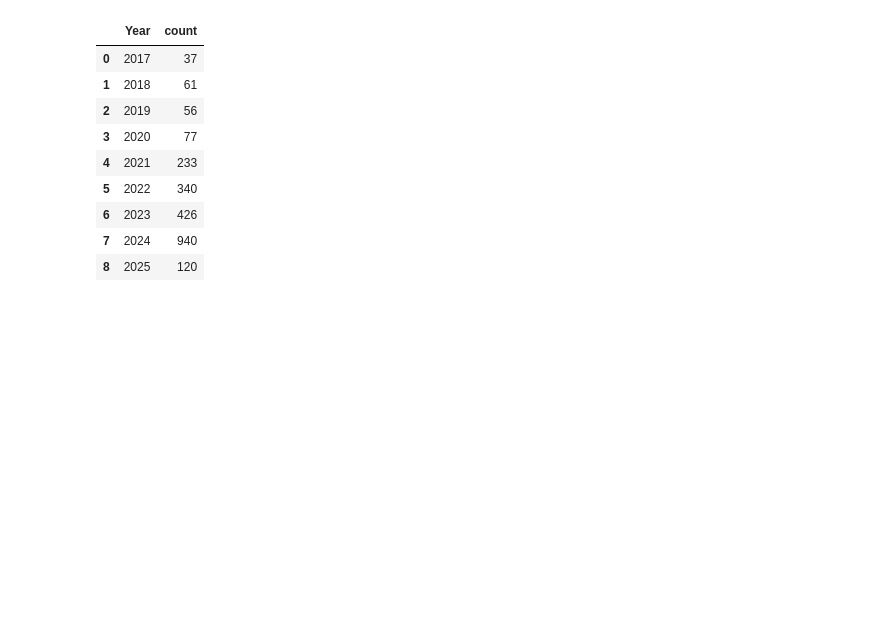
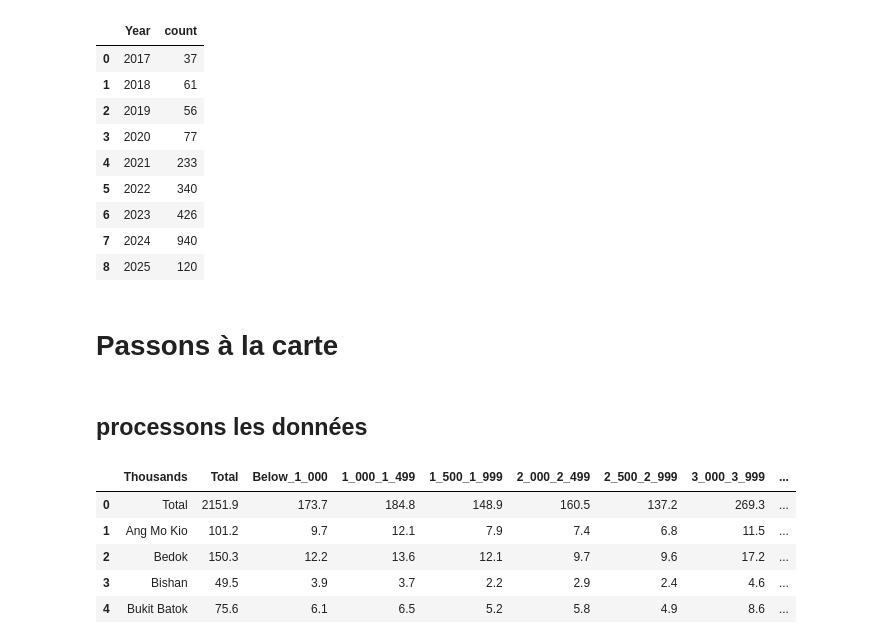
Before and after one commit to Hisqkq/Open-Data-City, a Jupyter notebook: immo.ipynb, the cells around one changed output. Drawn from its saved outputs; the diff is of its cells as text; code cells hidden in the pictures; blank space fills up the shorter version.

```diff
--- a/immo.ipynb
+++ b/immo.ipynb
@@ -170,3 +163,17 @@ fig = go.Figure(
 )
 
 fig.show()
+# %% [markdown]
+# Passons à la carte
+# %% [markdown]
+## processons les données
+# %%
+df_income = pd.read_csv("services/data/raw/income.csv")
+df_income.head()
+# %% [output]
+|  | Thousands | Total | Below_1_000 | 1_000_1_499 | 1_500_1_999 | 2_000_2_499 | 2_500_2_999 | 3_000_3_999 | ... |
+| 0 | Total | 2151.9 | 173.7 | 184.8 | 148.9 | 160.5 | 137.2 | 269.3 | ... |
+| 1 | Ang Mo Kio | 101.2 | 9.7 | 12.1 | 7.9 | 7.4 | 6.8 | 11.5 | ... |
+| 2 | Bedok | 150.3 | 12.2 | 13.6 | 12.1 | 9.7 | 9.6 | 17.2 | ... |
+| 3 | Bishan | 49.5 | 3.9 | 3.7 | 2.2 | 2.9 | 2.4 | 4.6 | ... |
+| 4 | Bukit Batok | 75.6 | 6.1 | 6.5 | 5.2 | 5.8 | 4.9 | 8.6 | ... |
```
Also changed, not shown: parts of 2 cells of this notebook, 8 other files.
